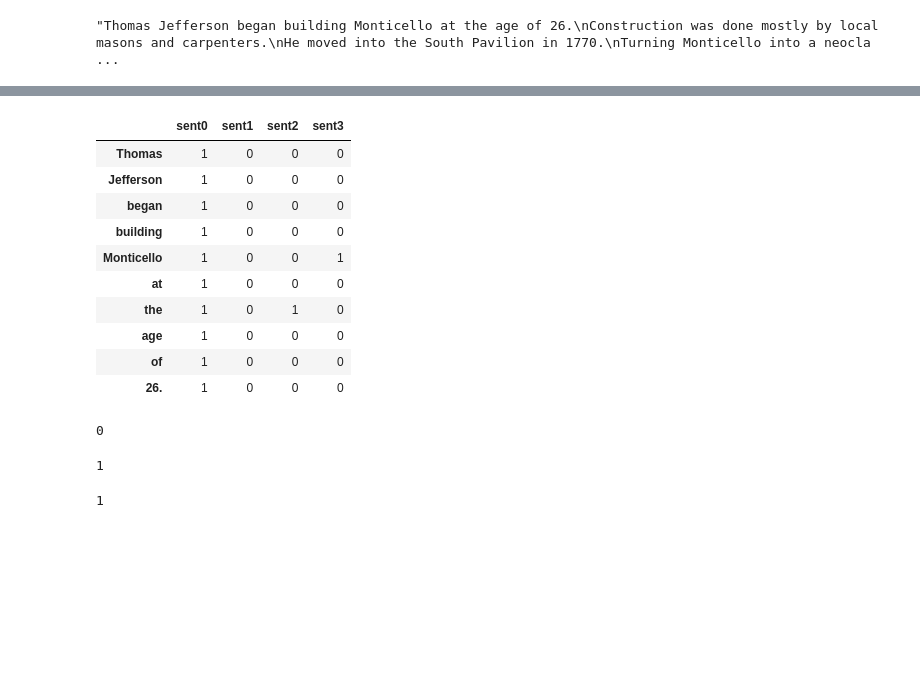
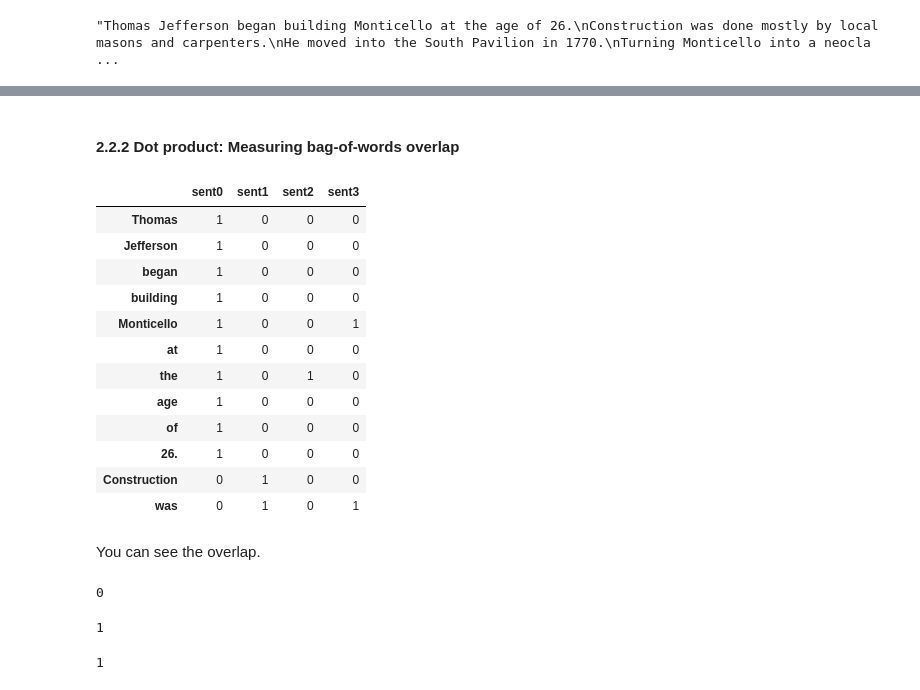
Before and after one commit to YeabinMoonEcon/BUS211, a Jupyter notebook: BUS243_NLP/homework_brainstorming/chapter2_code.ipynb, the cells around one changed output, grey strips where cells are left out. Saved outputs shown, nothing was run; the diff lists cells and outputs as text; code cells hidden in the pictures; blank space fills up the shorter version.

```diff
--- a/BUS243_NLP/homework_brainstorming/chapter2_code.ipynb
+++ b/BUS243_NLP/homework_brainstorming/chapter2_code.ipynb
@@ -117,27 +139,32 @@ df[df.columns[:10]]
+# %% [markdown]
+#### 2.2.2 Dot product: Measuring bag-of-words overlap
 # %%
 df = df.T    # this type of matrix is called term-document matrix or word-document matrix
-df.head(10)
+df.head(12)
 # %% [output]
 |  | sent0 | sent1 | sent2 | sent3 |
 | Thomas | 1 | 0 | 0 | 0 |
 | Jefferson | 1 | 0 | 0 | 0 |
 | began | 1 | 0 | 0 | 0 |
 | building | 1 | 0 | 0 | 0 |
 | Monticello | 1 | 0 | 0 | 1 |
 | at | 1 | 0 | 0 | 0 |
 | the | 1 | 0 | 1 | 0 |
 | age | 1 | 0 | 0 | 0 |
 | of | 1 | 0 | 0 | 0 |
 | 26. | 1 | 0 | 0 | 0 |
+| Construction | 0 | 1 | 0 | 0 |
+| was | 0 | 1 | 0 | 1 |
+# %% [markdown]
+You can see the overlap.
 # %%
 df.sent0.dot(df.sent1)
 # %% [output]
 0
-# %%
-# Q4. what does the following commend imply?
-df.sent0.dot(df.sent2)
-# %% [output]
-1
+# %%
+df.sent0.dot(df.sent2)
+# %% [output]
+1
 # %%
 df.sent0.dot(df.sent3)
 # %% [output]
```
Also changed, not shown: parts of 32 cells of this notebook, 12 other files.
